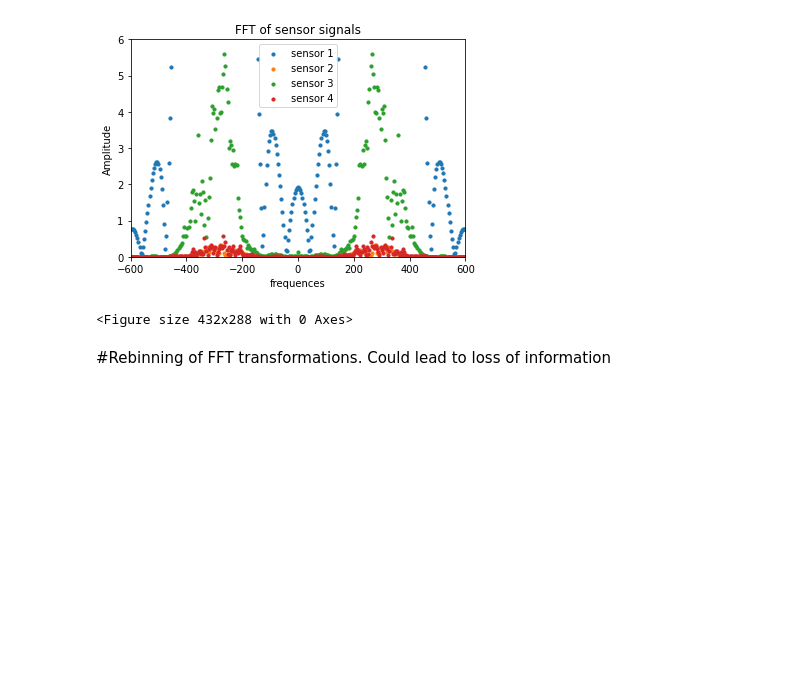
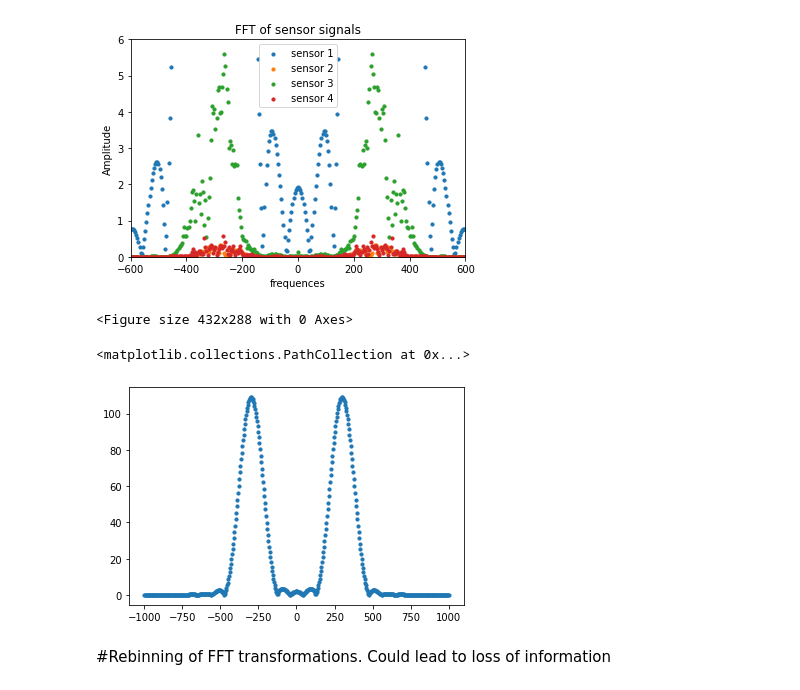
Before and after one commit to dimkarasav/genex, a Jupyter notebook: Data_visualization.ipynb, the cells around one changed output. Drawn from its saved outputs; the diff is of its cells as text; code cells hidden in the pictures; blank space fills up the shorter version.

```diff
--- a/Data_visualization.ipynb
+++ b/Data_visualization.ipynb
@@ -232,6 +233,11 @@ plt.savefig('dataset_example_ITA/plots/Sensor_signal_FFT.png')
 # %% [output]
 [figure]
 <Figure size 432x288 with 0 Axes>
+# %%
+plt.scatter(xf_1, np.abs(yf_1),marker='o', s=10,label='sensor 1')
+# %% [output]
+<matplotlib.collections.PathCollection at 0x...>
+[figure, added]
 # %% [markdown]
 #Rebinning of FFT transformations. Could lead to loss of information
 # %%
```
Also changed, not shown: parts of 1 cell of this notebook, 1 other file.
